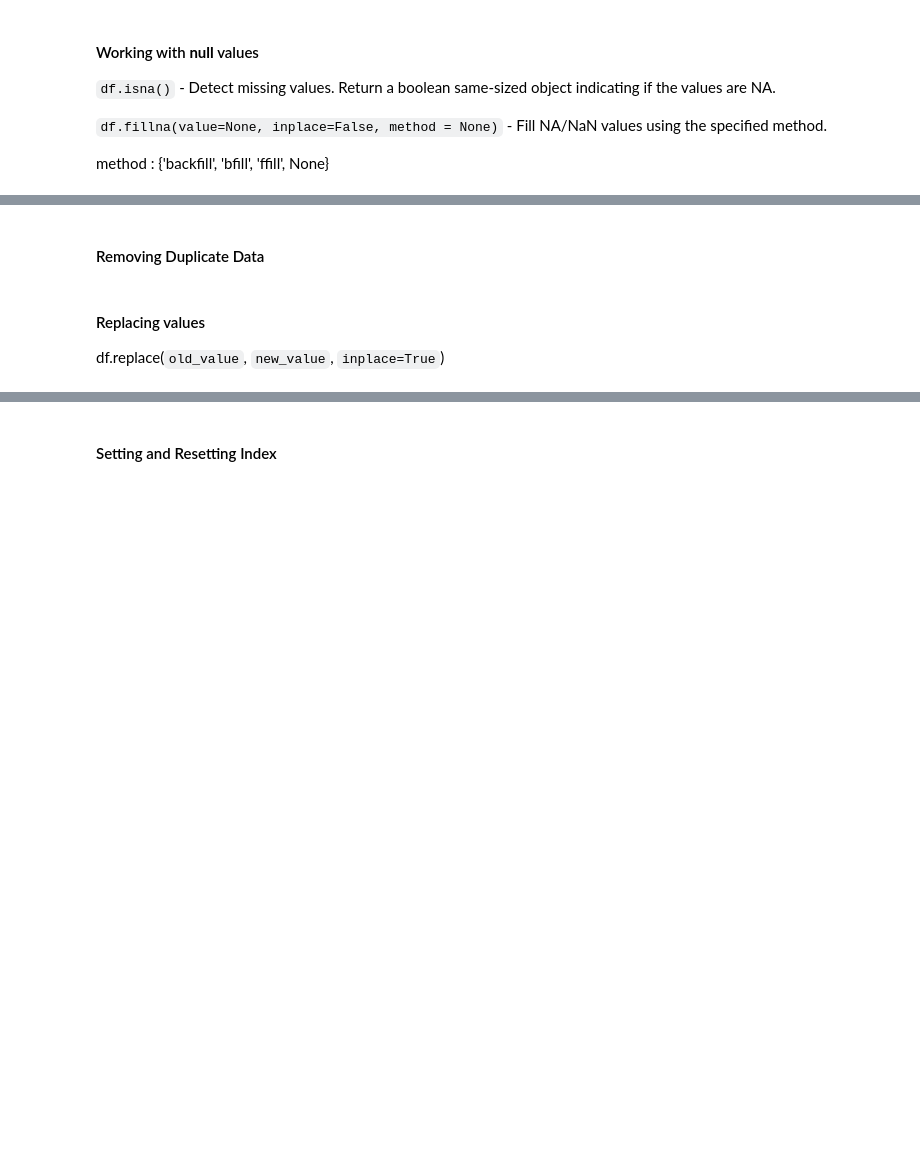
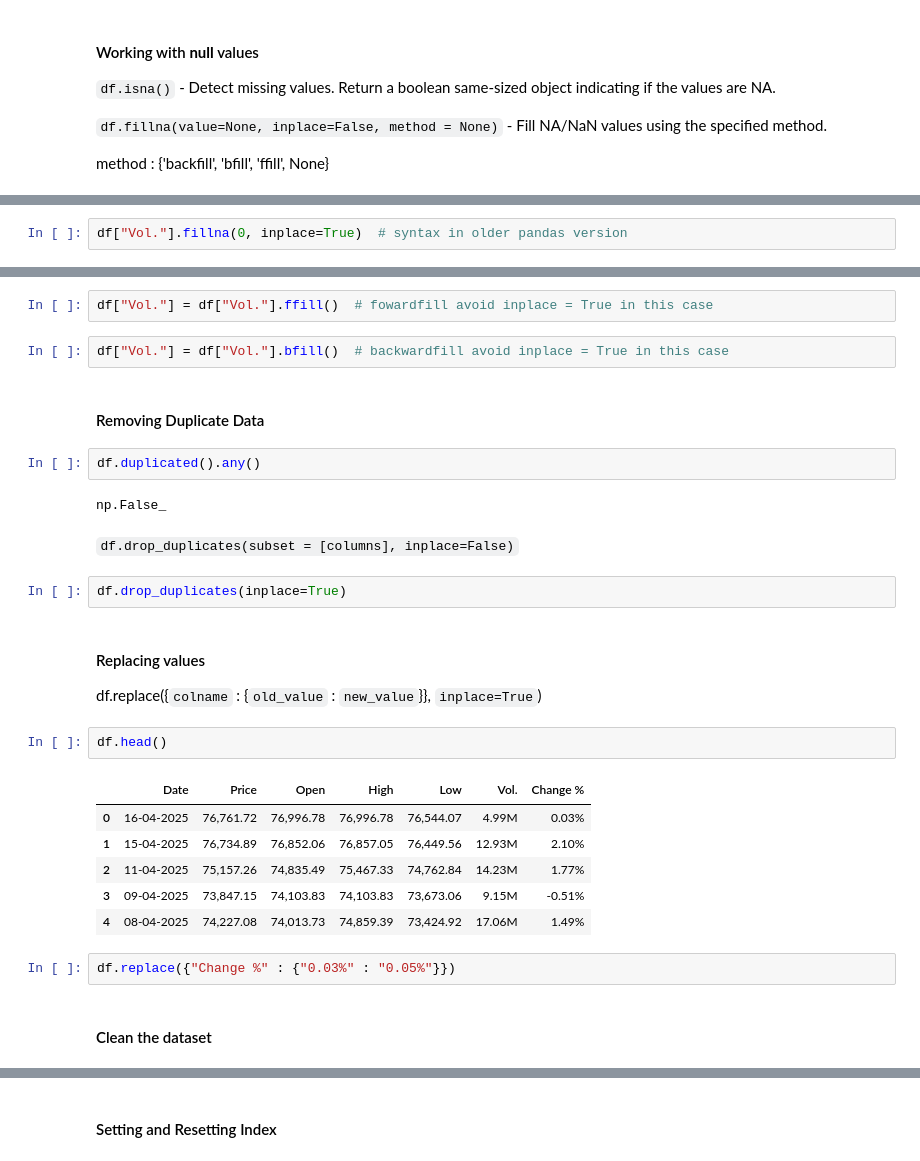
Before and after one commit to knowledge-corner/Vituare-Research, a Jupyter notebook: Day - 5.ipynb, the cells around one changed output, grey strips where cells are left out. Saved outputs shown, nothing was run; the diff lists cells and outputs as text; blank space fills up the shorter version.

```diff
--- a/Day - 5.ipynb
+++ b/Day - 5.ipynb
@@ -67,0 +166,2 @@ method : {'backfill', 'bfill', 'ffill', None}
+# %%
+df["Vol."].fillna(0, inplace=True)  # syntax in older pandas version
@@ -68,6 +172,31 @@ method : {'backfill', 'bfill', 'ffill', None}
+# %%
+df["Vol."] = df["Vol."].ffill()  # fowardfill avoid inplace = True in this case
+# %%
+df["Vol."] = df["Vol."].bfill()  # backwardfill avoid inplace = True in this case
 # %% [markdown]
 #### Removing Duplicate Data
+# %%
+df.duplicated().any()
+# %% [output]
+np.False_
+# %% [markdown]
+`df.drop_duplicates(subset = [columns], inplace=False)`
+# %%
+df.drop_duplicates(inplace=True)
 # %% [markdown]
 #### Replacing values
 
-df.replace(`old_value`, `new_value`, `inplace=True`)
+df.replace({`colname` : {`old_value` : `new_value`}}, `inplace=True`)
+# %%
+df.head()
+# %% [output]
+|  | Date | Price | Open | High | Low | Vol. | Change % |
+| 0 | 16-04-2025 | 76,761.72 | 76,996.78 | 76,996.78 | 76,544.07 | 4.99M | 0.03% |
+| 1 | 15-04-2025 | 76,734.89 | 76,852.06 | 76,857.05 | 76,449.56 | 12.93M | 2.10% |
+| 2 | 11-04-2025 | 75,157.26 | 74,835.49 | 75,467.33 | 74,762.84 | 14.23M | 1.77% |
+| 3 | 09-04-2025 | 73,847.15 | 74,103.83 | 74,103.83 | 73,673.06 | 9.15M | -0.51% |
+| 4 | 08-04-2025 | 74,227.08 | 74,013.73 | 74,859.39 | 73,424.92 | 17.06M | 1.49% |
+# %%
+df.replace({"Change %" : {"0.03%" : "0.05%"}})
+# %% [markdown]
+#### Clean the dataset
```
Also changed, not shown: parts of 68 cells of this notebook, 5 other files.
